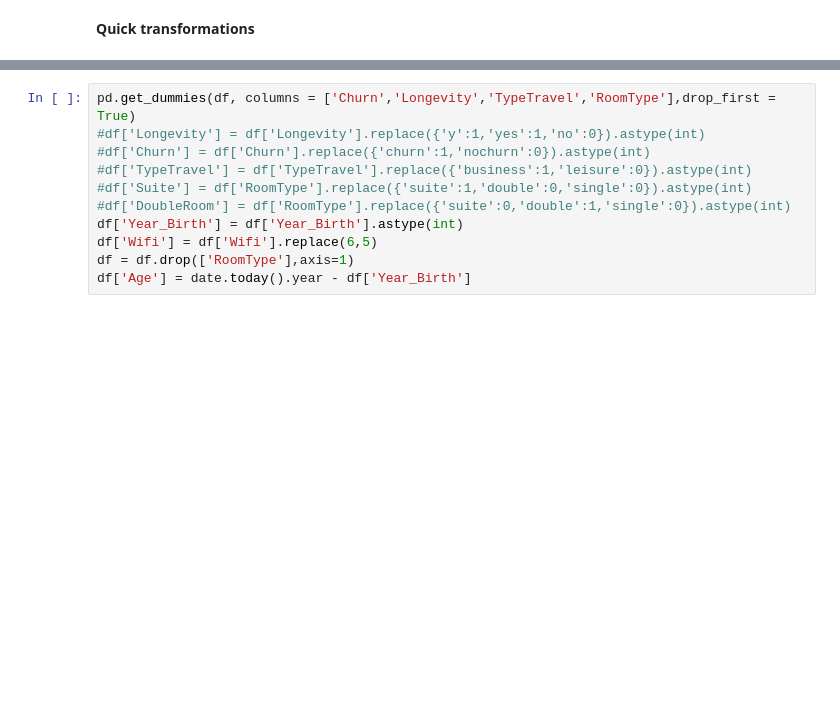
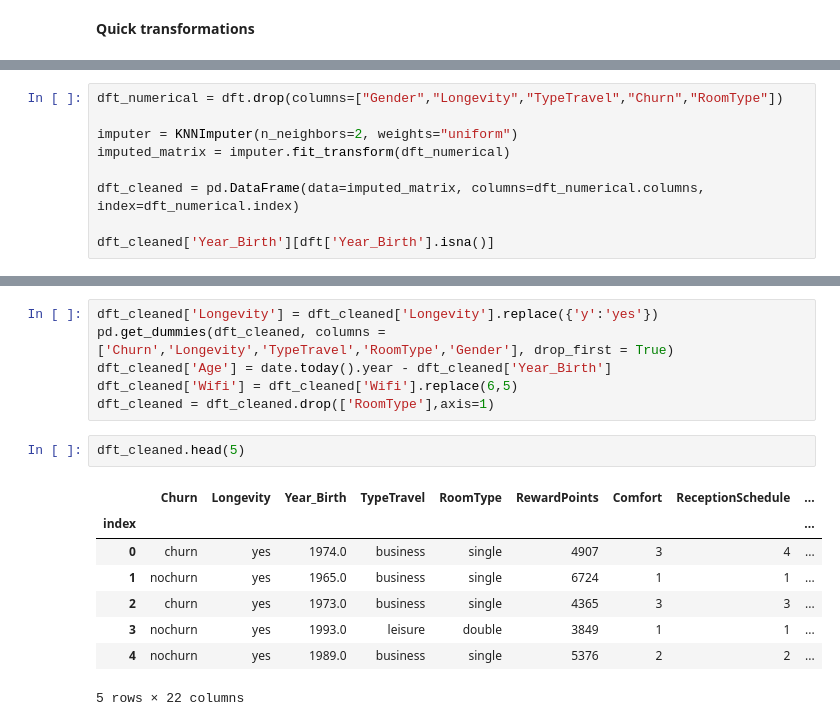
Before and after one commit to Ricardodpalmeida/DSML, a Jupyter notebook: Exploration - Ricardo.ipynb, the cells around one changed output, grey strips where cells are left out. Saved outputs shown, nothing was run; the diff lists cells and outputs as text; blank space fills up the shorter version.

```diff
--- a/Exploration - Ricardo.ipynb
+++ b/Exploration - Ricardo.ipynb
@@ -286,0 +304,9 @@ df
+# %%
+dft_numerical = dft.drop(columns=["Gender","Longevity","TypeTravel","Churn","RoomType"])
+
+imputer = KNNImputer(n_neighbors=2, weights="uniform")
+imputed_matrix = imputer.fit_transform(dft_numerical)
+
+dft_cleaned = pd.DataFrame(data=imputed_matrix, columns=dft_numerical.columns, index=dft_numerical.index)
+
+dft_cleaned['Year_Birth'][dft['Year_Birth'].isna()]
@@ -292,12 +358,18 @@ df
 # %%
-pd.get_dummies(df, columns = ['Churn','Longevity','TypeTravel','RoomType'],drop_first = True)
-#df['Longevity'] = df['Longevity'].replace({'y':1,'yes':1,'no':0}).astype(int)
-#df['Churn'] = df['Churn'].replace({'churn':1,'nochurn':0}).astype(int)
-#df['TypeTravel'] = df['TypeTravel'].replace({'business':1,'leisure':0}).astype(int)
-#df['Suite'] = df['RoomType'].replace({'suite':1,'double':0,'single':0}).astype(int)
-#df['DoubleRoom'] = df['RoomType'].replace({'suite':0,'double':1,'single':0}).astype(int)
-df['Year_Birth'] = df['Year_Birth'].astype(int)
-df['Wifi'] = df['Wifi'].replace(6,5)
-df = df.drop(['RoomType'],axis=1)
-df['Age'] = date.today().year - df['Year_Birth']
+dft_cleaned['Longevity'] = dft_cleaned['Longevity'].replace({'y':'yes'})
+pd.get_dummies(dft_cleaned, columns = ['Churn','Longevity','TypeTravel','RoomType','Gender'], drop_first = True)
+dft_cleaned['Age'] = date.today().year - dft_cleaned['Year_Birth']
+dft_cleaned['Wifi'] = dft_cleaned['Wifi'].replace(6,5)
+dft_cleaned = dft_cleaned.drop(['RoomType'],axis=1)
+# %%
+dft_cleaned.head(5)
+# %% [output]
+|  | Churn | Longevity | Year_Birth | TypeTravel | RoomType | RewardPoints | Comfort | ReceptionSchedule | ... |
+| index |  |  |  |  |  |  |  |  | ... |
+| 0 | churn | yes | 1974.0 | business | single | 4907 | 3 | 4 | ... |
+| 1 | nochurn | yes | 1965.0 | business | single | 6724 | 1 | 1 | ... |
+| 2 | churn | yes | 1973.0 | business | single | 4365 | 3 | 3 | ... |
+| 3 | nochurn | yes | 1993.0 | leisure | double | 3849 | 1 | 1 | ... |
+| 4 | nochurn | yes | 1989.0 | business | single | 5376 | 2 | 2 | ... |
+5 rows × 22 columns
 # %%
```
Also changed, not shown: parts of 28 cells of this notebook.
